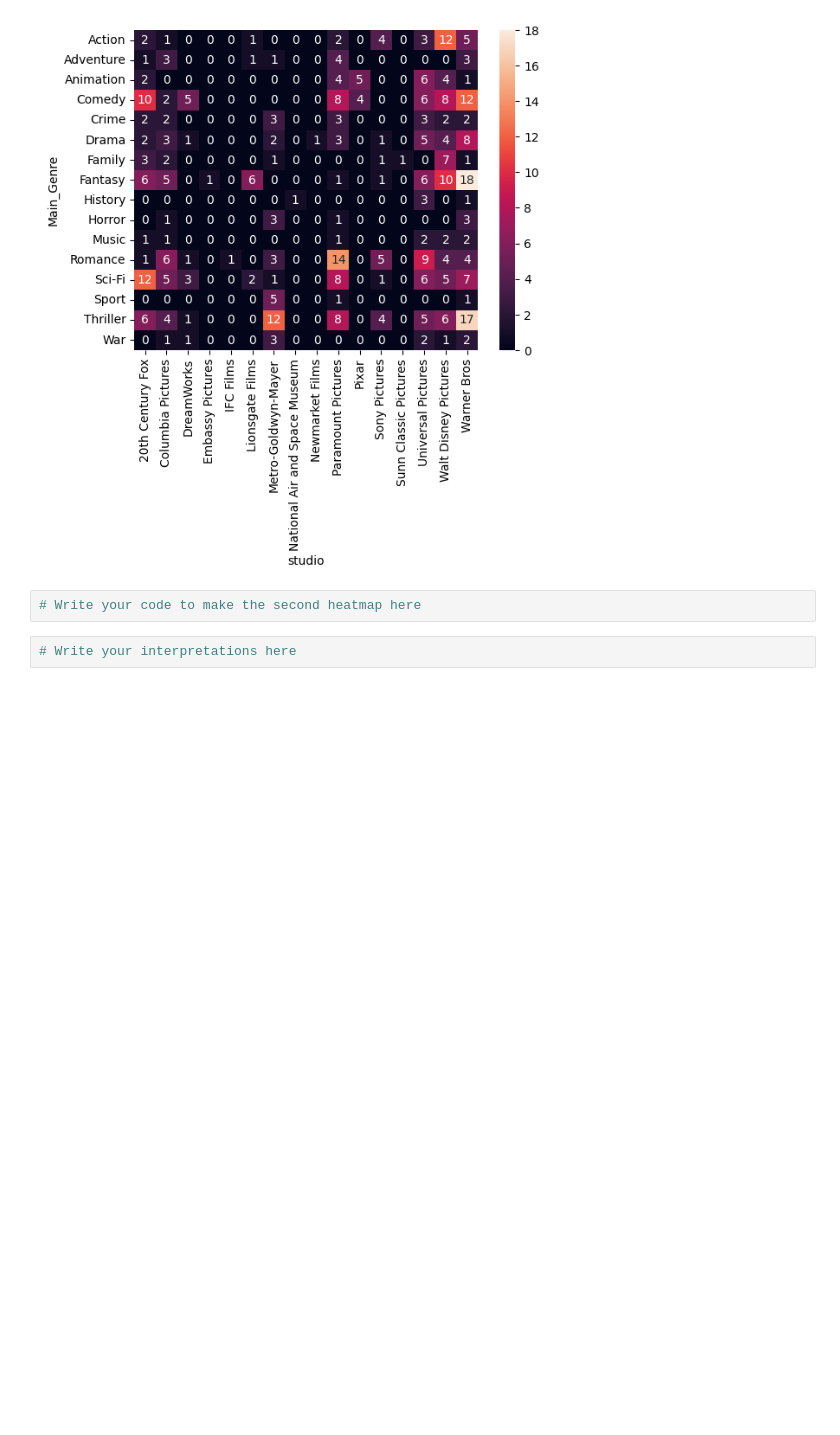
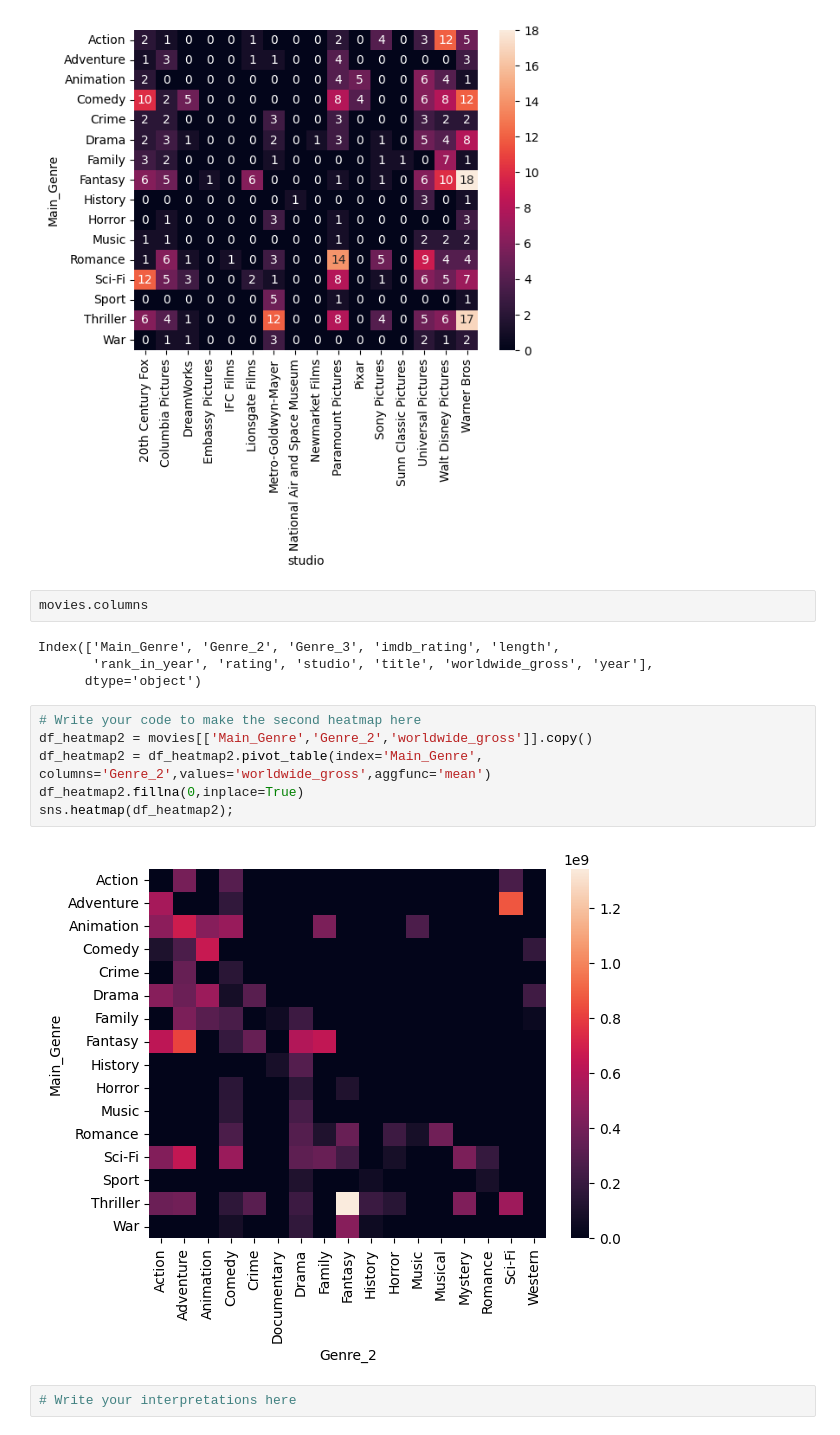
Before and after one commit to roduit/2023, a Jupyter notebook: Exercises/02 - Data viz and data from the web/Becoming a DataVizard exercise.ipynb, the cells around one changed output. Cells and saved outputs as stored; diff of their text form; blank space fills up the shorter version.

```diff
--- a/Exercises/02 - Data viz and data from the web/Becoming a DataVizard exercise.ipynb
+++ b/Exercises/02 - Data viz and data from the web/Becoming a DataVizard exercise.ipynb
@@ -287,8 +287,20 @@ df_heatmap.fillna(0, inplace=True)
 sns.heatmap(df_heatmap, annot=True);
 # %% [output]
 [figure]
-# %%
-# Write your code to make the second heatmap here
+# %%
+movies.columns
+# %% [output]
+Index(['Main_Genre', 'Genre_2', 'Genre_3', 'imdb_rating', 'length',
+       'rank_in_year', 'rating', 'studio', 'title', 'worldwide_gross', 'year'],
+      dtype='object')
+# %%
+# Write your code to make the second heatmap here
+df_heatmap2 = movies[['Main_Genre','Genre_2','worldwide_gross']].copy()
+df_heatmap2 = df_heatmap2.pivot_table(index='Main_Genre', columns='Genre_2',values='worldwide_gross',aggfunc='mean')
+df_heatmap2.fillna(0,inplace=True)
+sns.heatmap(df_heatmap2);
+# %% [output]
+[figure, added]
 # %%
 # Write your interpretations here
 # %% [markdown]
```
Also changed, not shown: parts of 7 cells of this notebook.
